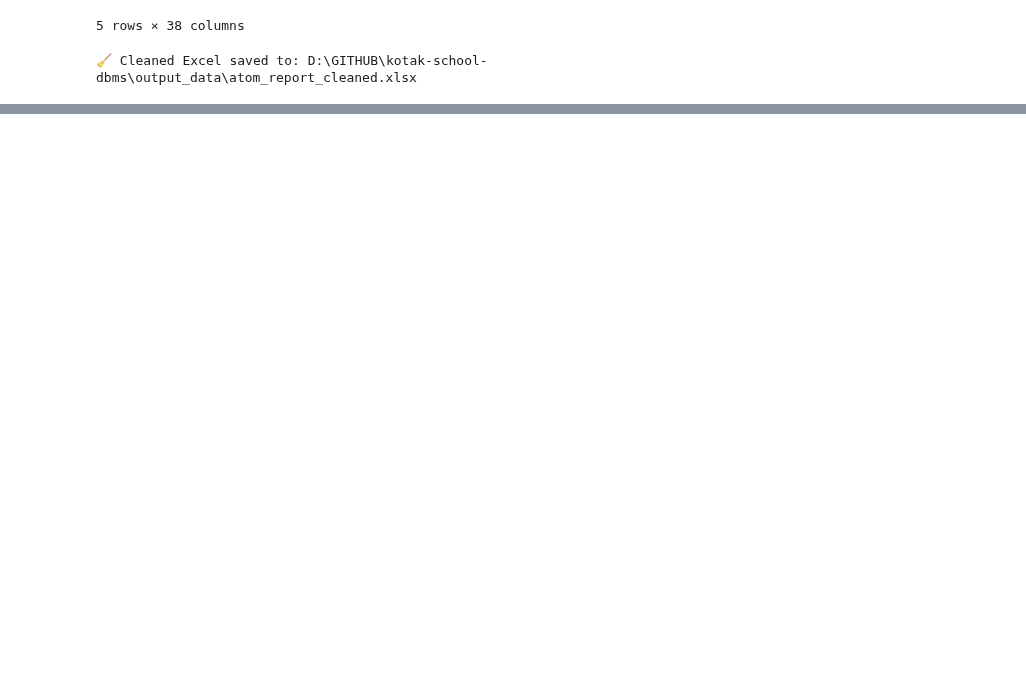
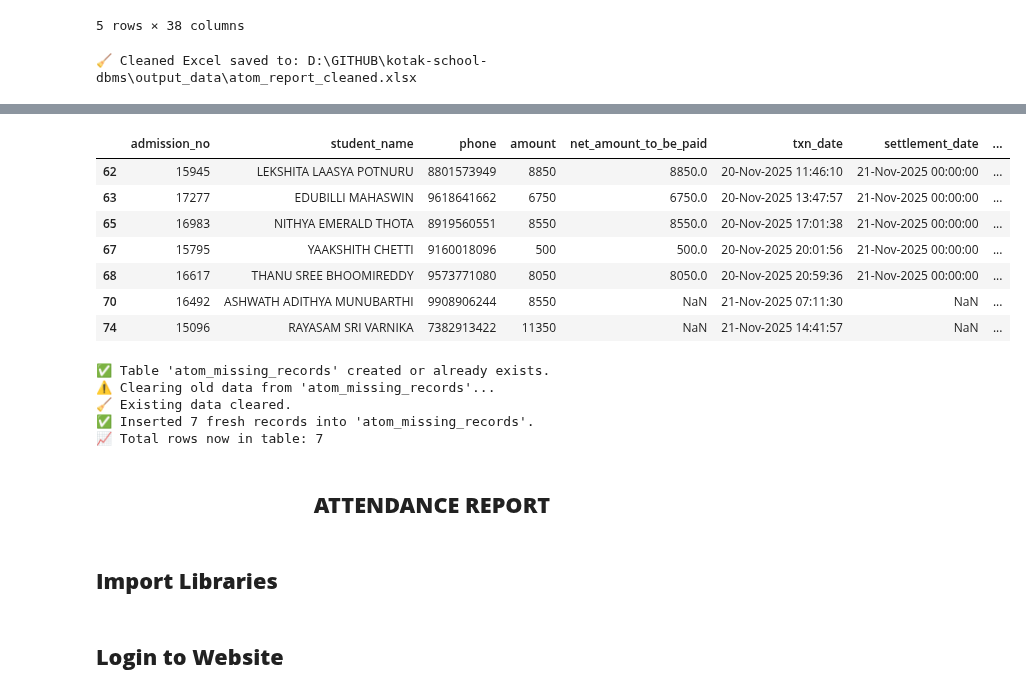
Before and after one commit to harikiran-dev-schooldb/kotak-salesian-school-dbms, a Jupyter notebook: source_code/KOTAK_DB.ipynb, the cells around one changed output, grey strips where cells are left out. Saved outputs shown, nothing was run; the diff lists cells and outputs as text; code cells hidden in the pictures; blank space fills up the shorter version.

```diff
--- a/source_code/KOTAK_DB.ipynb
+++ b/source_code/KOTAK_DB.ipynb
@@ -2669,0 +2074,66 @@ with engine.connect() as conn:
+# %%
+atom_missing_df = atom_missing_df[['admission_no', 'student_name', 'phone', 'amount',
+       'net_amount_to_be_paid', 'txn_date', 'settlement_date', 'description']]
+
+atom_missing_df
+# %% [output]
+|  | admission_no | student_name | phone | amount | net_amount_to_be_paid | txn_date | settlement_date | ... |
+| 62 | 15945 | LEKSHITA LAASYA POTNURU | 8801573949 | 8850 | 8850.0 | 20-Nov-2025 11:46:10 | 21-Nov-2025 00:00:00 | ... |
+| 63 | 17277 | EDUBILLI MAHASWIN | 9618641662 | 6750 | 6750.0 | 20-Nov-2025 13:47:57 | 21-Nov-2025 00:00:00 | ... |
+| 65 | 16983 | NITHYA EMERALD THOTA | 8919560551 | 8550 | 8550.0 | 20-Nov-2025 17:01:38 | 21-Nov-2025 00:00:00 | ... |
+| 67 | 15795 | YAAKSHITH CHETTI | 9160018096 | 500 | 500.0 | 20-Nov-2025 20:01:56 | 21-Nov-2025 00:00:00 | ... |
+| 68 | 16617 | THANU SREE BHOOMIREDDY | 9573771080 | 8050 | 8050.0 | 20-Nov-2025 20:59:36 | 21-Nov-2025 00:00:00 | ... |
+| 70 | 16492 | ASHWATH ADITHYA MUNUBARTHI | 9908906244 | 8550 | NaN | 21-Nov-2025 07:11:30 | NaN | ... |
+| 74 | 15096 | RAYASAM SRI VARNIKA | 7382913422 | 11350 | NaN | 21-Nov-2025 14:41:57 | NaN | ... |
+# %%
+TABLE_NAME = "atom_missing_records"
+
+# --- Step 1: Create Table (if not exists) ---
+with engine.begin() as conn:
+    create_table_sql = f"""
+    CREATE TABLE IF NOT EXISTS {TABLE_NAME} (
+        id SERIAL PRIMARY KEY,
+        admission_no BIGINT,
+        student_name TEXT,
+        phone BIGINT,
+        amount NUMERIC(12,2),
+        net_amount_to_be_paid NUMERIC(12,2),
+        txn_date TIMESTAMP,
+        settlement_date TIMESTAMP,
+        description TEXT
+    );
+    """
+    conn.execute(text(create_table_sql))
+    print(f"✅ Table '{TABLE_NAME}' created or already exists.")
+
+# --- Step 2: Delete existing records ---
+with engine.begin() as conn:
+    print(f"⚠️ Clearing old data from '{TABLE_NAME}'...")
+    conn.execute(text(f"TRUNCATE TABLE {TABLE_NAME};"))
+    print(f"🧹 Existing data cleared.")
+
+# --- Step 3: Insert new data ---atom_missing_df.to_sql(
+atom_missing_df.to_sql(
+    TABLE_NAME,
+    engine,
+    if_exists="append",
+    index=False,
+    method="multi",
+    chunksize=500
+)
+
+print(f"✅ Inserted {len(atom_missing_df)} fresh records into '{TABLE_NAME}'.")
+
+with engine.connect() as conn:
+    count = conn.execute(text(f"SELECT COUNT(*) FROM {TABLE_NAME};")).scalar()
+    print(f"📈 Total rows now in table: {count}")
+# %% [output]
+✅ Table 'atom_missing_records' created or already exists.
+⚠️ Clearing old data from 'atom_missing_records'...
+🧹 Existing data cleared.
+✅ Inserted 7 fresh records into 'atom_missing_records'.
+📈 Total rows now in table: 7
+# %% [markdown]
+<h2 align="center"><b>ATTENDANCE REPORT</b></h2>
+# %% [markdown]
+## **Import Libraries**
@@ -2669,0 +2152,2 @@ with engine.connect() as conn:
+# %% [markdown]
+## **Login to Website**
```
Also changed, not shown: parts of 64 cells of this notebook, 12 other files.
